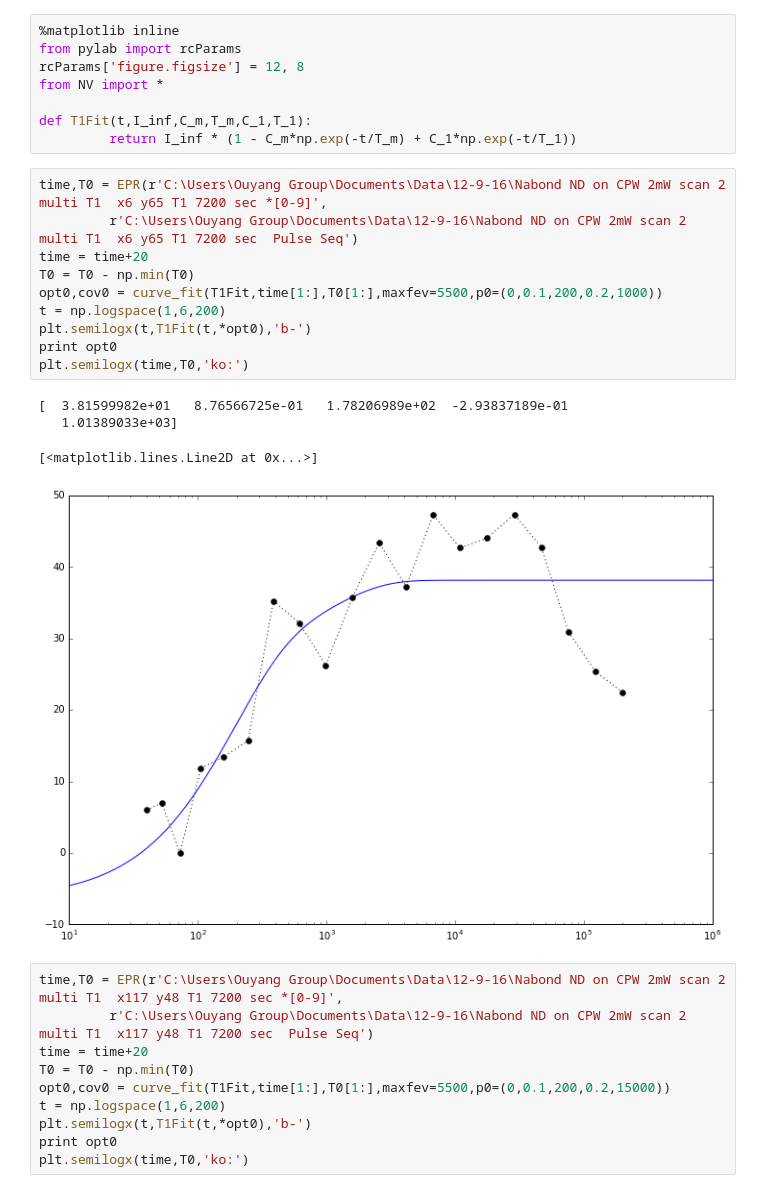
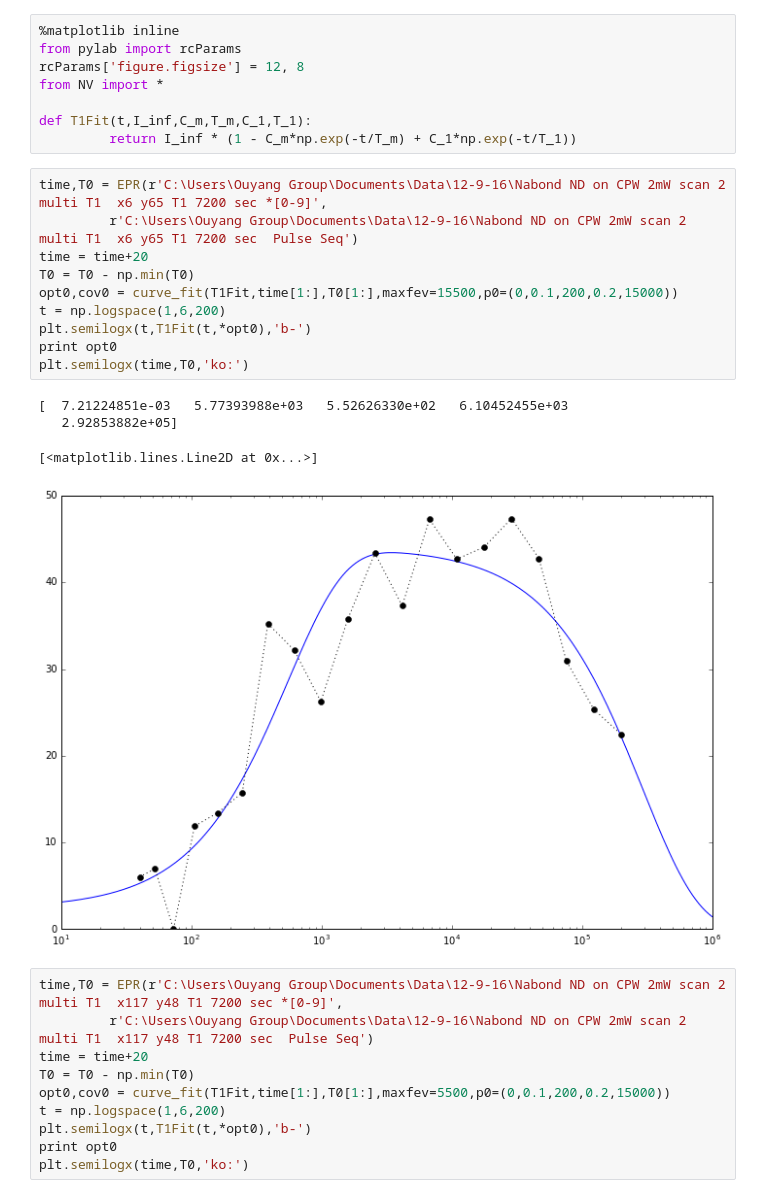
Before and after one commit to nsteins/MNP-analysis, a Jupyter notebook: Nabond T1 12-9.ipynb, the cells around one changed output. Cells and saved outputs as stored; diff of their text form.

```diff
--- a/Nabond T1 12-9.ipynb
+++ b/Nabond T1 12-9.ipynb
@@ -9,18 +9,18 @@ def T1Fit(t,I_inf,C_m,T_m,C_1,T_1):
 # %%
 time,T0 = EPR(r'C:\Users\Ouyang Group\Documents\Data\12-9-16\Nabond ND on CPW 2mW scan 2 multi T1  x6 y65 T1 7200 sec *[0-9]',
          r'C:\Users\Ouyang Group\Documents\Data\12-9-16\Nabond ND on CPW 2mW scan 2 multi T1  x6 y65 T1 7200 sec  Pulse Seq')
 time = time+20
 T0 = T0 - np.min(T0)
-opt0,cov0 = curve_fit(T1Fit,time[1:],T0[1:],maxfev=5500,p0=(0,0.1,200,0.2,1000))
+opt0,cov0 = curve_fit(T1Fit,time[1:],T0[1:],maxfev=15500,p0=(0,0.1,200,0.2,15000))
 t = np.logspace(1,6,200)
 plt.semilogx(t,T1Fit(t,*opt0),'b-')
 print opt0
 plt.semilogx(time,T0,'ko:')
 # %% [output]
-[  3.81599982e+01   8.76566725e-01   1.78206989e+02  -2.93837189e-01
-   1.01389033e+03]
+[  7.21224851e-03   5.77393988e+03   5.52626330e+02   6.10452455e+03
+   2.92853882e+05]
 [<matplotlib.lines.Line2D at 0x...>]
-[figure, old version]
+[figure, new version]
 # %%
 time,T0 = EPR(r'C:\Users\Ouyang Group\Documents\Data\12-9-16\Nabond ND on CPW 2mW scan 2 multi T1  x117 y48 T1 7200 sec *[0-9]',
          r'C:\Users\Ouyang Group\Documents\Data\12-9-16\Nabond ND on CPW 2mW scan 2 multi T1  x117 y48 T1 7200 sec  Pulse Seq')
```
Also changed, not shown: parts of 1 cell of this notebook, 13 other files.
